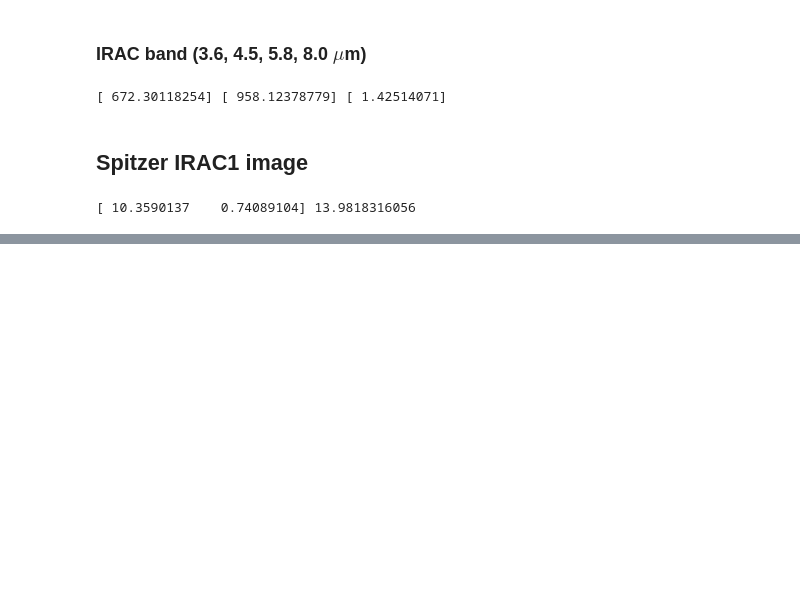
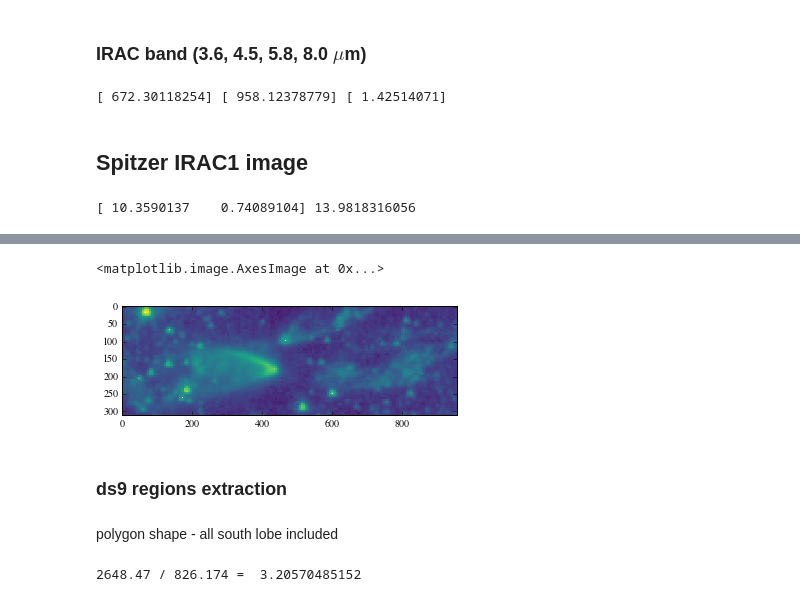
Before and after one commit to yaolun/misc, a Jupyter notebook: hyperion/intensity_comparison.ipynb, the cells around one changed output, grey strips where cells are left out. Drawn from its saved outputs; the diff is of its cells as text; code cells hidden in the pictures; blank space fills up the shorter version.

```diff
--- a/hyperion/intensity_comparison.ipynb
+++ b/hyperion/intensity_comparison.ipynb
@@ -123,0 +219,10 @@ print irac1_data, irac1_data[0]/irac1_data[1]
+# %%
+psf_guess = phot.psf.IntegratedGaussianPRF(flux=1)
+psf_guess.flux.fixed = psf_guess.x_0.fixed = psf_guess.y_0.fixed = False
+psf_guess.x_0.sigma = True
+fitshape = (50,50)
+# %%
+from astropy.table import Table
+intab4 = Table(names=['x_0', 'y_0', 'flux_0'], data=[sources['xcentroid'], sources['ycentroid'], sources['flux']])
+
+outtabi = phot.psf.psf_photometry(im, intab4, psf_guess, fitshape, store_fit_info=True)
@@ -123,0 +250,7 @@ print irac1_data, irac1_data[0]/irac1_data[1]
+# %%
+subim = phot.psf.subtract_psf(im, psf_guess, outtabi)
+# %%
+plt.imshow(np.log10(subim), cmap='viridis')
+# %% [output]
+<matplotlib.image.AxesImage at 0x...>
+[figure, added]
@@ -123,0 +260,8 @@ print irac1_data, irac1_data[0]/irac1_data[1]
+# %% [markdown]
+### ds9 regions extraction
+# %% [markdown]
+polygon shape - all south lobe included
+# %%
+print '2648.47 / 826.174 = ', 2648.47 / 826.174
+# %% [output]
+2648.47 / 826.174 =  3.20570485152
```
Also changed, not shown: parts of 24 cells of this notebook, 5 other files.
